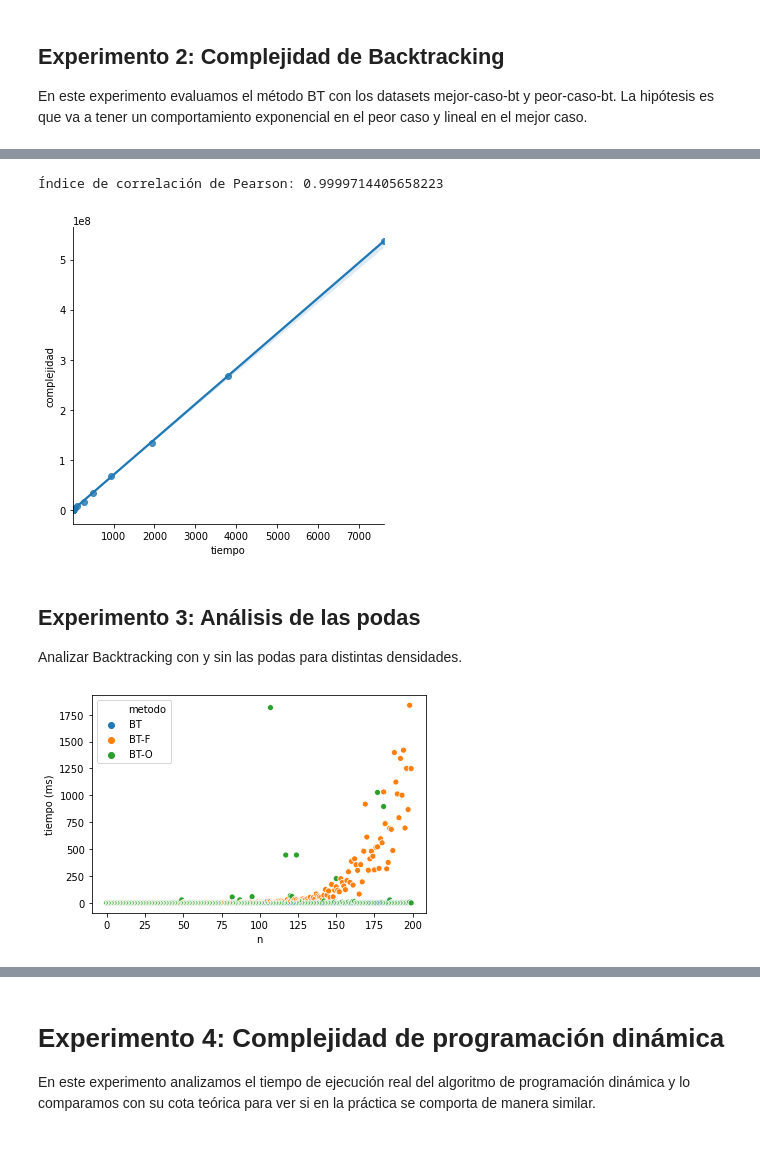
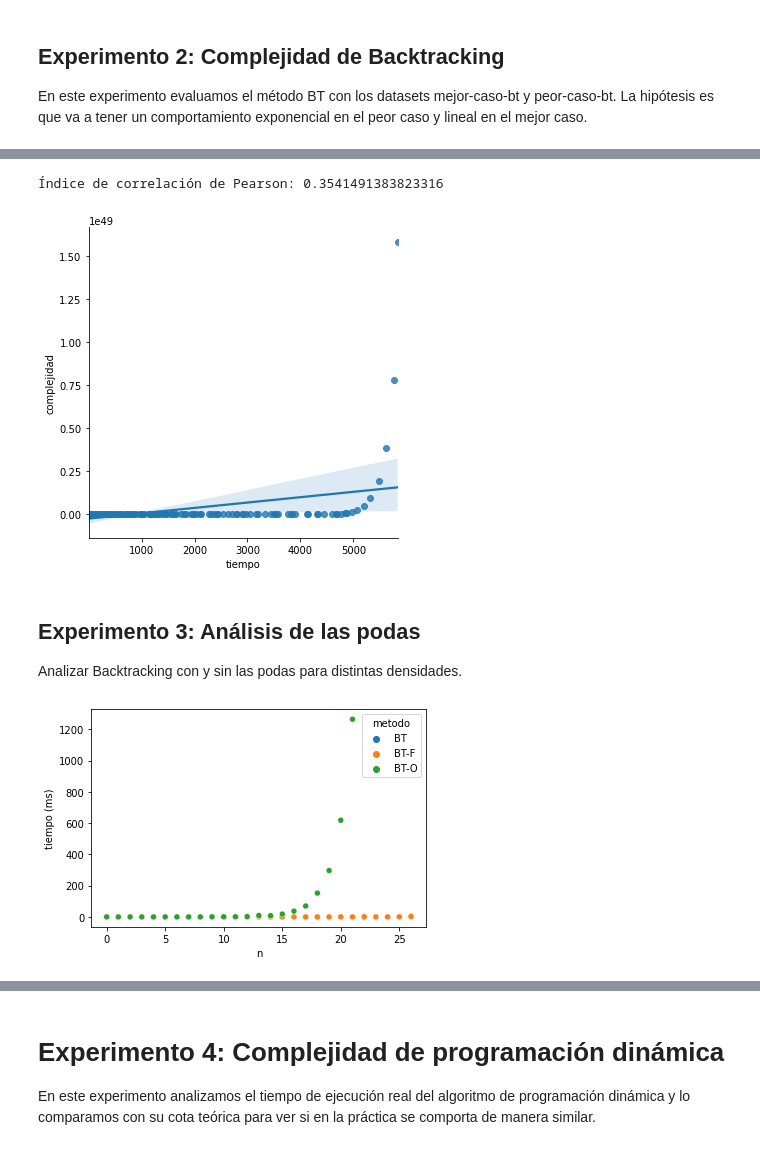
Before and after one commit to nahuelcastro/JamboTubo, a Jupyter notebook: python/analisis.ipynb, the cells around one changed output, grey strips where cells are left out. Cells and saved outputs as stored; diff of their text form; code cells hidden in the pictures.

```diff
--- a/python/analisis.ipynb
+++ b/python/analisis.ipynb
@@ -108,24 +109,24 @@ plt.savefig("graficos/bt-complejidad-peor-caso.svg");
 # %%
 # Graficamos los tiempos de ejecución de la serie de instancias X1, ..., Xn vs la complejidad esperada.
 df_BT_peor_caso = df_resultados[(df_resultados["metodo"]=="BT") & (df_resultados["dataset"] == "peor-caso-bt")].copy();
-df_BT_peor_caso["complejidad"] = 2.0 ** df_BT_peor_caso["n"];
+df_BT_peor_caso["complejidad"] =  df_BT_peor_caso["n"]**2 * 2.0 ** df_BT_peor_caso["n"];
 fig = sns.lmplot(data=df_BT_peor_caso, x="tiempo", y="complejidad");
 plt.savefig("graficos/bt-correlacion-peor-caso.svg");
 print("Índice de correlación de Pearson:", correlacion_pearson(df_BT_peor_caso, "tiempo", "complejidad"));
 # %% [output]
-Índice de correlación de Pearson: 0.9999714405658223
+Índice de correlación de Pearson: 0.3541491383823316
-[figure, old version]
+[figure, new version]
 # %% [markdown]
 ## Experimento 3: Análisis de las podas
 Analizar Backtracking con y sin las podas para distintas densidades.
 # %%
-df_BT_densidad_alta = df_resultados[((df_resultados["metodo"]=="BT") | (df_resultados["metodo"]=="BT-F") | (df_resultados["metodo"]=="BT-O")) & (df_resultados["dataset"] == "densidad-alta")].copy();
+df_BT_densidad_alta = df_resultados[((df_resultados["metodo"]=="BT") | (df_resultados["metodo"]=="BT-F") | (df_resultados["metodo"]=="BT-O")) & (df_resultados["dataset"] == "FB_res_peso_asc")].copy();
 df_BT_densidad_alta = df_BT_densidad_alta[df_BT_densidad_alta["tiempo"] < 2000]; # Sacamos outliers.
 fig = sns.scatterplot(data=df_BT_densidad_alta, x='n', y='tiempo', hue='metodo');
 fig.set(xlabel='n', ylabel='tiempo (ms)');
 plt.savefig("graficos/bt-podas-alta.svg");
 # %% [output]
-[figure, old version]
+[figure, new version]
 # %%
 # Acercamos un poco la lupa para ver la diferencia entre BT y BT-O.
 fig = sns.scatterplot(data=df_BT_densidad_alta[df_BT_densidad_alta["tiempo"]<1], x='n', y='tiempo', hue='metodo');
```
Also changed, not shown: parts of 11 cells of this notebook, 17 other files.
